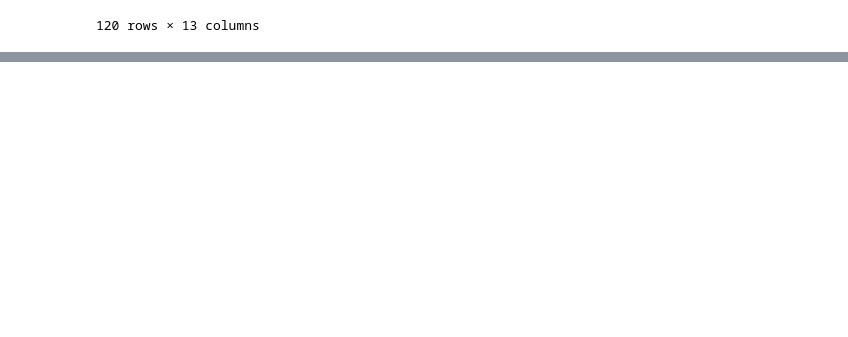
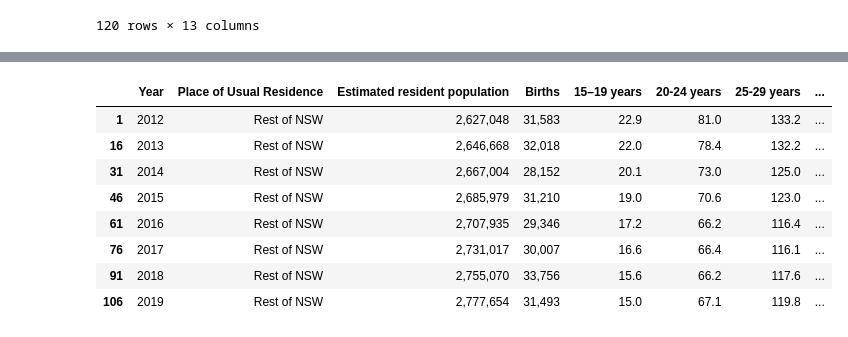
Before and after one commit to NathanJPotter/Team-Project-1, a Jupyter notebook: Project 1.ipynb, the cells around one changed output, grey strips where cells are left out. Cells and saved outputs as stored; diff of their text form; code cells hidden in the pictures; blank space fills up the shorter version.

```diff
--- a/Project 1.ipynb
+++ b/Project 1.ipynb
@@ -24,0 +58,13 @@ birth_data_df
+# %%
+birth_data_nsw_df = birth_data_df.loc[birth_data_df['Place of Usual Residence'] == "Rest of NSW"]
+birth_data_nsw_df
+# %% [output]
+|  | Year | Place of Usual Residence | Estimated resident population | Births | 15–19 years | 20-24 years | 25-29 years | ... |
+| 1 | 2012 | Rest of NSW | 2,627,048 | 31,583 | 22.9 | 81.0 | 133.2 | ... |
+| 16 | 2013 | Rest of NSW | 2,646,668 | 32,018 | 22.0 | 78.4 | 132.2 | ... |
+| 31 | 2014 | Rest of NSW | 2,667,004 | 28,152 | 20.1 | 73.0 | 125.0 | ... |
+| 46 | 2015 | Rest of NSW | 2,685,979 | 31,210 | 19.0 | 70.6 | 123.0 | ... |
+| 61 | 2016 | Rest of NSW | 2,707,935 | 29,346 | 17.2 | 66.2 | 116.4 | ... |
+| 76 | 2017 | Rest of NSW | 2,731,017 | 30,007 | 16.6 | 66.4 | 116.1 | ... |
+| 91 | 2018 | Rest of NSW | 2,755,070 | 33,756 | 15.6 | 66.2 | 117.6 | ... |
+| 106 | 2019 | Rest of NSW | 2,777,654 | 31,493 | 15.0 | 67.1 | 119.8 | ... |
```
Also changed, not shown: parts of 3 cells of this notebook.
